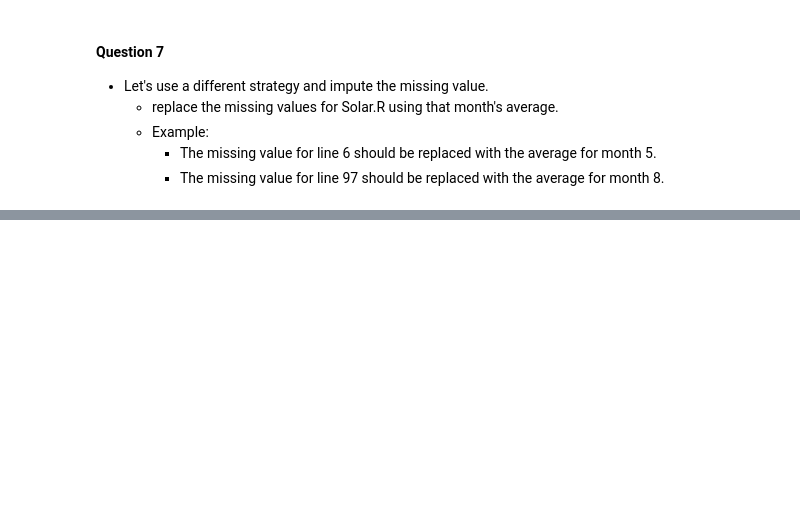
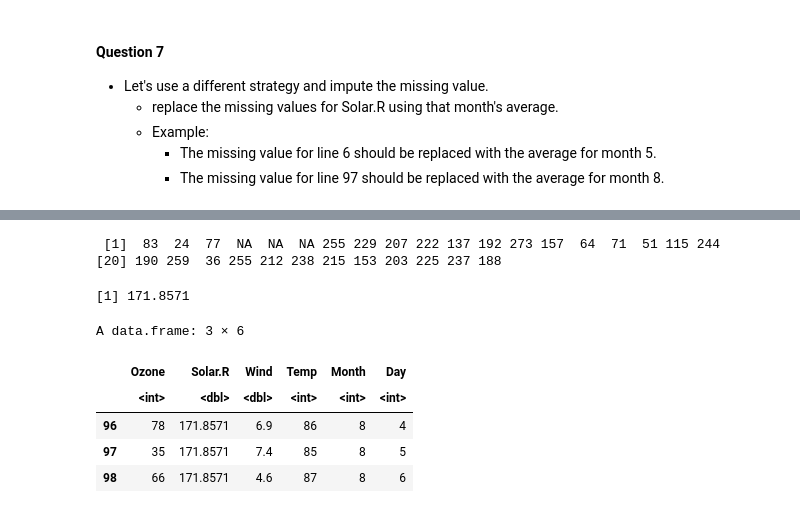
Before and after one commit to RachelNunley/MBIO612F22, a Jupyter notebook: 2_data_structures_intro/Data_structures_in_r.ipynb, the cells around one changed output, grey strips where cells are left out. Saved outputs shown, nothing was run; the diff lists cells and outputs as text; code cells hidden in the pictures; blank space fills up the shorter version.

```diff
--- a/2_data_structures_intro/Data_structures_in_r.ipynb
+++ b/2_data_structures_intro/Data_structures_in_r.ipynb
@@ -154,0 +208,18 @@ A data.frame: 3 × 6
+# %%
+solar_r_august <- subset(airquality, Month==8)$Solar.R
+solar_r_august
+augmean<-mean(solar_r_august, na.rm = TRUE)
+augmean
+augNA<-subset(airquality, (Month==8) & (missing_Solar.R))
+augNA$Solar.R[is.na(augNA$Solar.R)] <- augmean
+augNA
+# %% [output]
+ [1]  83  24  77  NA  NA  NA 255 229 207 222 137 192 273 157  64  71  51 115 244
+[20] 190 259  36 255 212 238 215 153 203 225 237 188
+[1] 171.8571
+A data.frame: 3 × 6
+|  | Ozone | Solar.R | Wind | Temp | Month | Day |
+|  | <int> | <dbl> | <dbl> | <int> | <int> | <int> |
+| 96 | 78 | 171.8571 | 6.9 | 86 | 8 | 4 |
+| 97 | 35 | 171.8571 | 7.4 | 85 | 8 | 5 |
+| 98 | 66 | 171.8571 | 4.6 | 87 | 8 | 6 |
```
Also changed, not shown: parts of 8 cells of this notebook.
